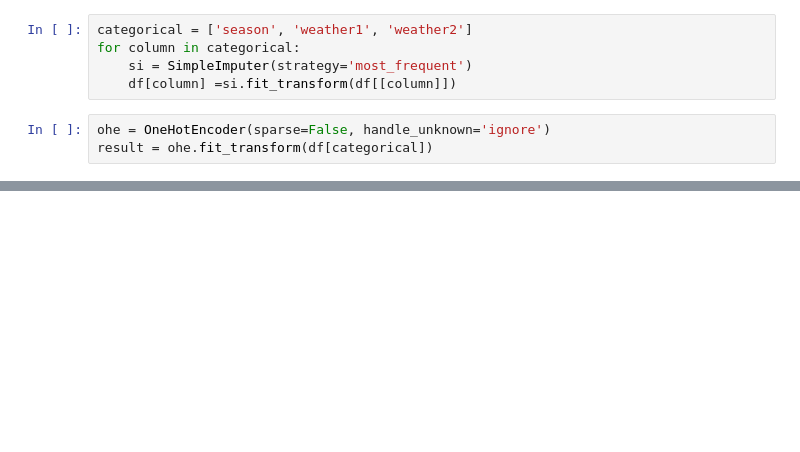
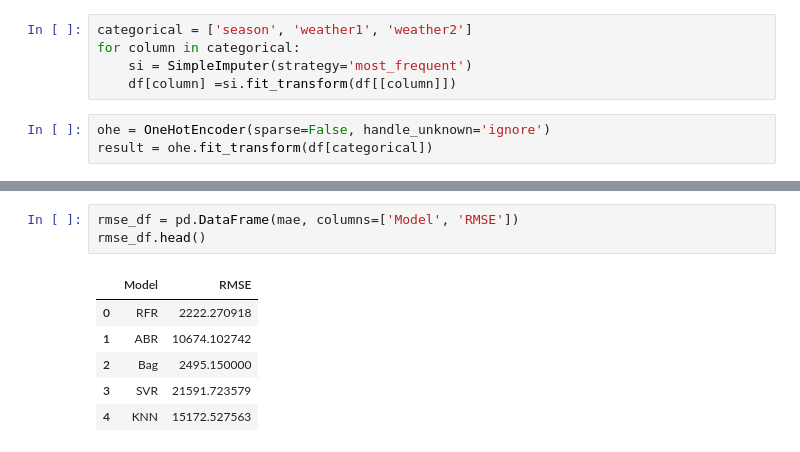
Before and after one commit to prabhavithreddy/Python_AI_ML, a Jupyter notebook: Edureka/PGP AIML/4_MidTermProject/mid_term_project_1.ipynb, the cells around one changed output, grey strips where cells are left out. Saved outputs shown, nothing was run; the diff lists cells and outputs as text; blank space fills up the shorter version.

```diff
--- a/Edureka/PGP AIML/4_MidTermProject/mid_term_project_1.ipynb
+++ b/Edureka/PGP AIML/4_MidTermProject/mid_term_project_1.ipynb
@@ -513,0 +543,10 @@ df.head()
+# %%
+rmse_df = pd.DataFrame(mae, columns=['Model', 'RMSE'])
+rmse_df.head()
+# %% [output]
+|  | Model | RMSE |
+| 0 | RFR | 2222.270918 |
+| 1 | ABR | 10674.102742 |
+| 2 | Bag | 2495.150000 |
+| 3 | SVR | 21591.723579 |
+| 4 | KNN | 15172.527563 |
```
Also changed, not shown: parts of 44 cells of this notebook, 1 other file.
